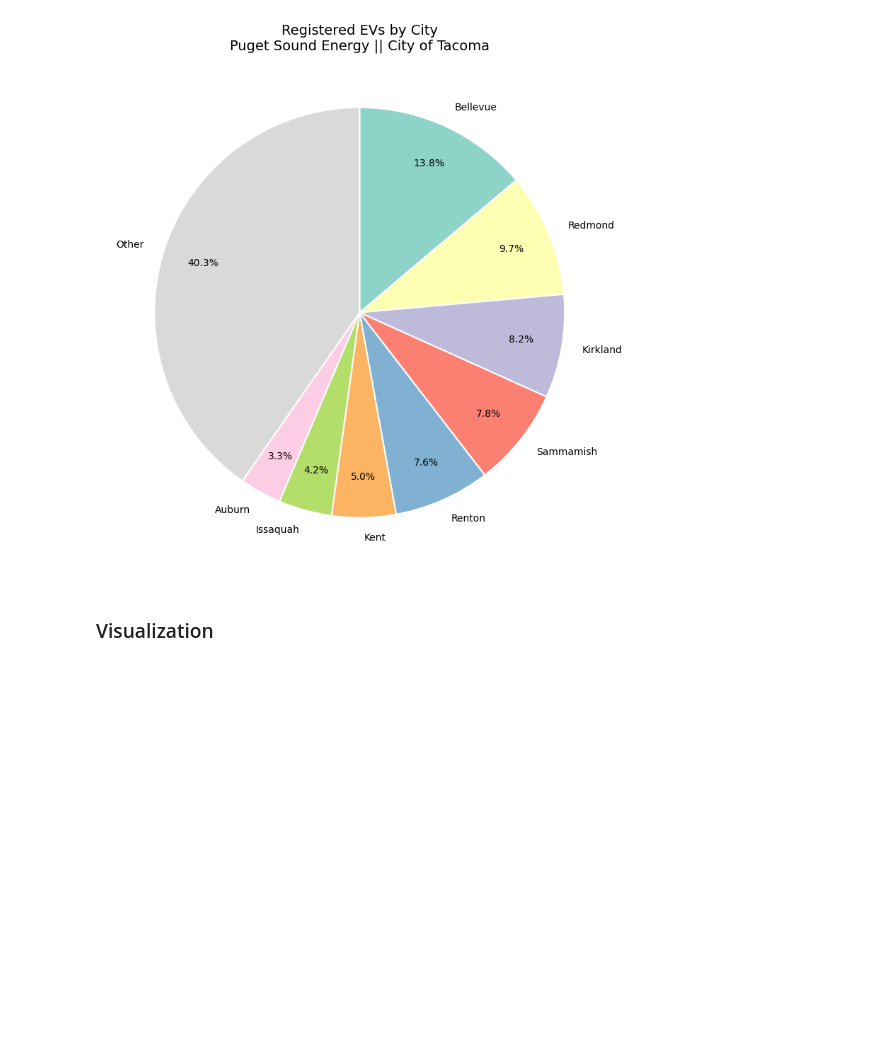
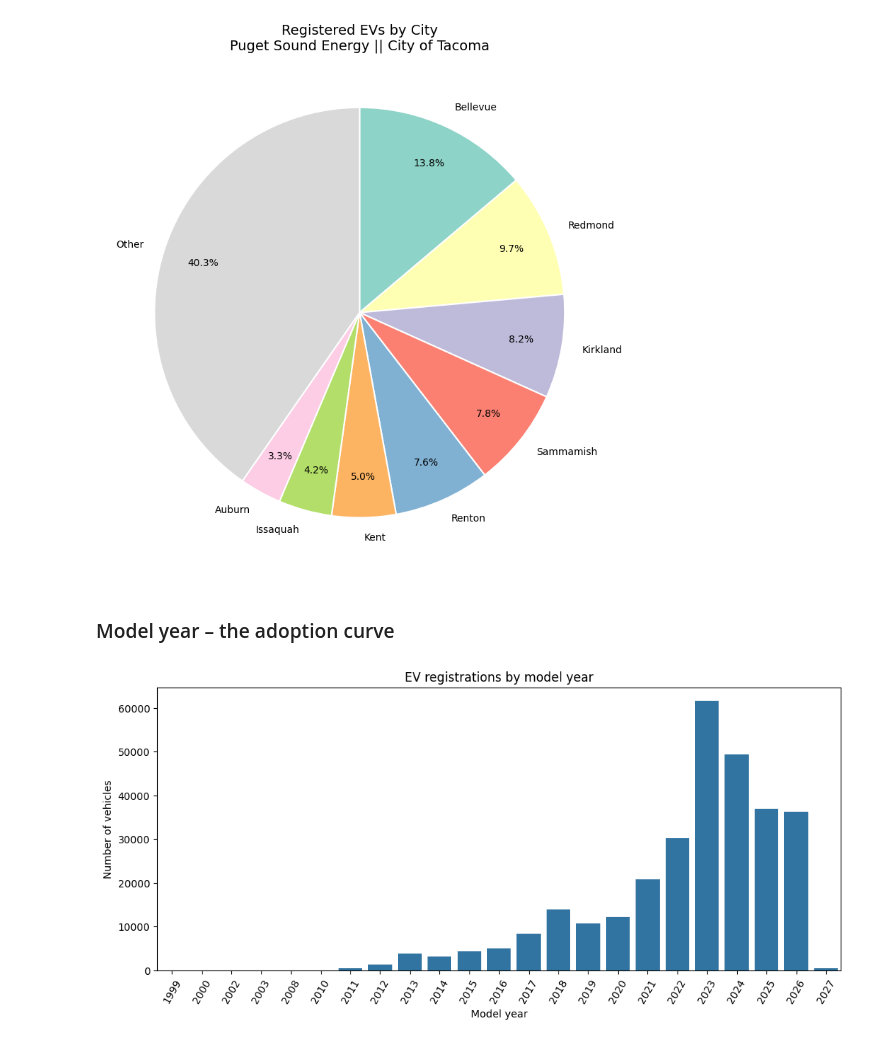
Before and after one commit to purujit-dev/Data_Analysis_Project, a Jupyter notebook: data_analysis.ipynb, the cells around one changed output. Drawn from its saved outputs; the diff is of its cells as text; code cells hidden in the pictures; blank space fills up the shorter version.

```diff
--- a/data_analysis.ipynb
+++ b/data_analysis.ipynb
@@ -350,5 +349,3 @@ ax.set_title("Registered EVs by City\nPuget Sound Energy || City of Tacoma", fon
 plt.tight_layout()
 # %% [output]
 [figure]
-# %% [markdown]
-### Visualization
@@ -356,0 +352,14 @@ plt.tight_layout()
+# %% [markdown]
+### Model year – the adoption curve
+# %%
+year_counts = df["Model Year"].value_counts().sort_index()
+
+fig, ax = plt.subplots(figsize=(12, 5))
+sns.barplot(x=year_counts.index, y=year_counts.values, color="#1f77b4", ax=ax)
+ax.set_title("EV registrations by model year")
+ax.set_xlabel("Model year")
+ax.set_ylabel("Number of vehicles")
+ax.tick_params(axis="x", rotation=60)
+# save_fig("04_model_year_distribution")
+# %% [output]
+[figure, added]
```
Also changed, not shown: parts of 10 cells of this notebook, 1 other file.
